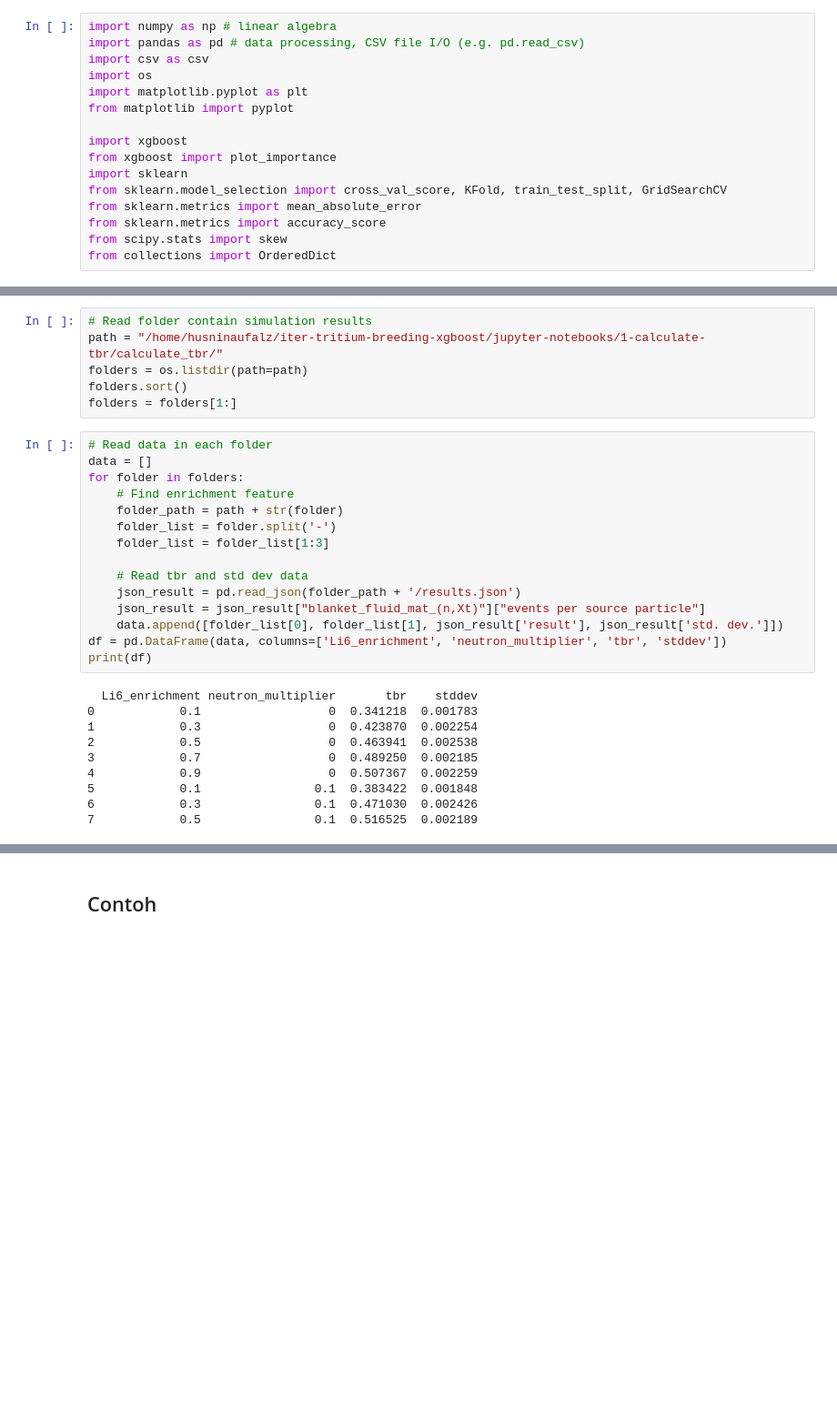
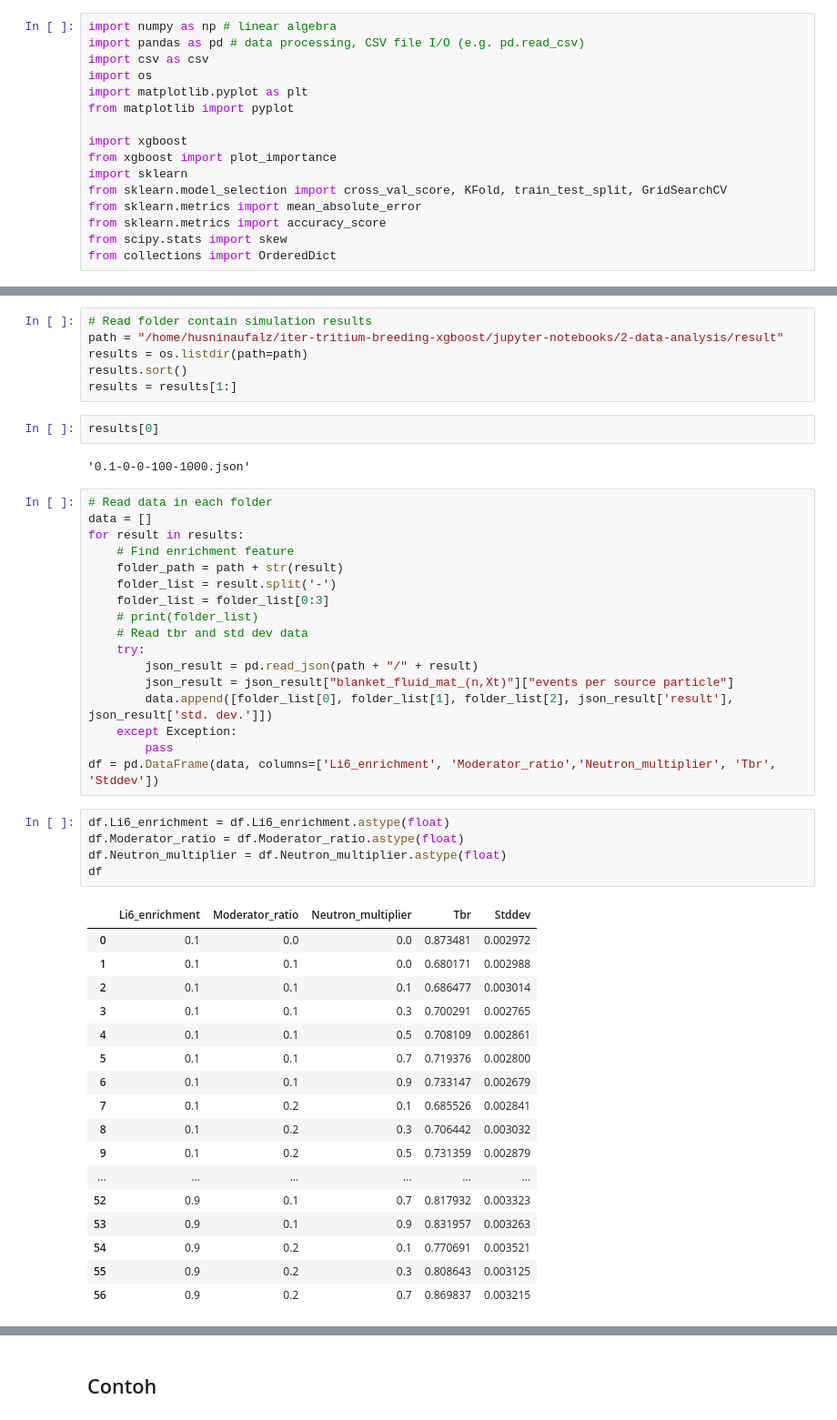
Before and after one commit to husni-zuhdi/husni-undergrad-thesis, a Jupyter notebook: jupyter-notebooks/2-data-analysis/2_Data_Analysis.ipynb, the cells around one changed output, grey strips where cells are left out. Shown: that part at 91% size. Cells and saved outputs as stored; diff of their text form; blank space fills up the shorter version.

```diff
--- a/jupyter-notebooks/2-data-analysis/2_Data_Analysis.ipynb
+++ b/jupyter-notebooks/2-data-analysis/2_Data_Analysis.ipynb
@@ -28,32 +66,51 @@ from collections import OrderedDict
 # %%
 # Read folder contain simulation results
-path = "/home/husninaufalz/iter-tritium-breeding-xgboost/jupyter-notebooks/1-calculate-tbr/calculate_tbr/"
-folders = os.listdir(path=path)
-folders.sort()
-folders = folders[1:]
+path = "/home/husninaufalz/iter-tritium-breeding-xgboost/jupyter-notebooks/2-data-analysis/result"
+results = os.listdir(path=path)
+results.sort()
+results = results[1:]
+# %%
+results[0]
+# %% [output]
+'0.1-0-0-100-1000.json'
 # %%
 # Read data in each folder
 data = []
-for folder in folders:
+for result in results:
     # Find enrichment feature
-    folder_path = path + str(folder)
-    folder_list = folder.split('-')
-    folder_list = folder_list[1:3]
-
+    folder_path = path + str(result)
+    folder_list = result.split('-')
+    folder_list = folder_list[0:3]
+    # print(folder_list)
     # Read tbr and std dev data
-    json_result = pd.read_json(folder_path + '/results.json')
-    json_result = json_result["blanket_fluid_mat_(n,Xt)"]["events per source particle"]
-    data.append([folder_list[0], folder_list[1], json_result['result'], json_result['std. dev.']])
-df = pd.DataFrame(data, columns=['Li6_enrichment', 'neutron_multiplier', 'tbr', 'stddev'])
-print(df)
+    try:
+        json_result = pd.read_json(path + "/" + result)
+        json_result = json_result["blanket_fluid_mat_(n,Xt)"]["events per source particle"]
+        data.append([folder_list[0], folder_list[1], folder_list[2], json_result['result'], json_result['std. dev.']])
+    except Exception:
+        pass
+df = pd.DataFrame(data, columns=['Li6_enrichment', 'Moderator_ratio','Neutron_multiplier', 'Tbr', 'Stddev'])
-# %% [output]
-  Li6_enrichment neutron_multiplier       tbr    stddev
-0            0.1                  0  0.341218  0.001783
-1            0.3                  0  0.423870  0.002254
-2            0.5                  0  0.463941  0.002538
-3            0.7                  0  0.489250  0.002185
-4            0.9                  0  0.507367  0.002259
-5            0.1                0.1  0.383422  0.001848
-6            0.3                0.1  0.471030  0.002426
-7            0.5                0.1  0.516525  0.002189
+# %%
+df.Li6_enrichment = df.Li6_enrichment.astype(float)
+df.Moderator_ratio = df.Moderator_ratio.astype(float)
+df.Neutron_multiplier = df.Neutron_multiplier.astype(float)
+df
+# %% [output]
+|  | Li6_enrichment | Moderator_ratio | Neutron_multiplier | Tbr | Stddev |
+| 0 | 0.1 | 0.0 | 0.0 | 0.873481 | 0.002972 |
+| 1 | 0.1 | 0.1 | 0.0 | 0.680171 | 0.002988 |
+| 2 | 0.1 | 0.1 | 0.1 | 0.686477 | 0.003014 |
+| 3 | 0.1 | 0.1 | 0.3 | 0.700291 | 0.002765 |
+| 4 | 0.1 | 0.1 | 0.5 | 0.708109 | 0.002861 |
+| 5 | 0.1 | 0.1 | 0.7 | 0.719376 | 0.002800 |
+| 6 | 0.1 | 0.1 | 0.9 | 0.733147 | 0.002679 |
+| 7 | 0.1 | 0.2 | 0.1 | 0.685526 | 0.002841 |
+| 8 | 0.1 | 0.2 | 0.3 | 0.706442 | 0.003032 |
+| 9 | 0.1 | 0.2 | 0.5 | 0.731359 | 0.002879 |
+| ... | ... | ... | ... | ... | ... |
+| 52 | 0.9 | 0.1 | 0.7 | 0.817932 | 0.003323 |
+| 53 | 0.9 | 0.1 | 0.9 | 0.831957 | 0.003263 |
+| 54 | 0.9 | 0.2 | 0.1 | 0.770691 | 0.003521 |
+| 55 | 0.9 | 0.2 | 0.3 | 0.808643 | 0.003125 |
+| 56 | 0.9 | 0.2 | 0.7 | 0.869837 | 0.003215 |
 # %%
```
Also changed, not shown: parts of 12 cells of this notebook, 3 other files.
